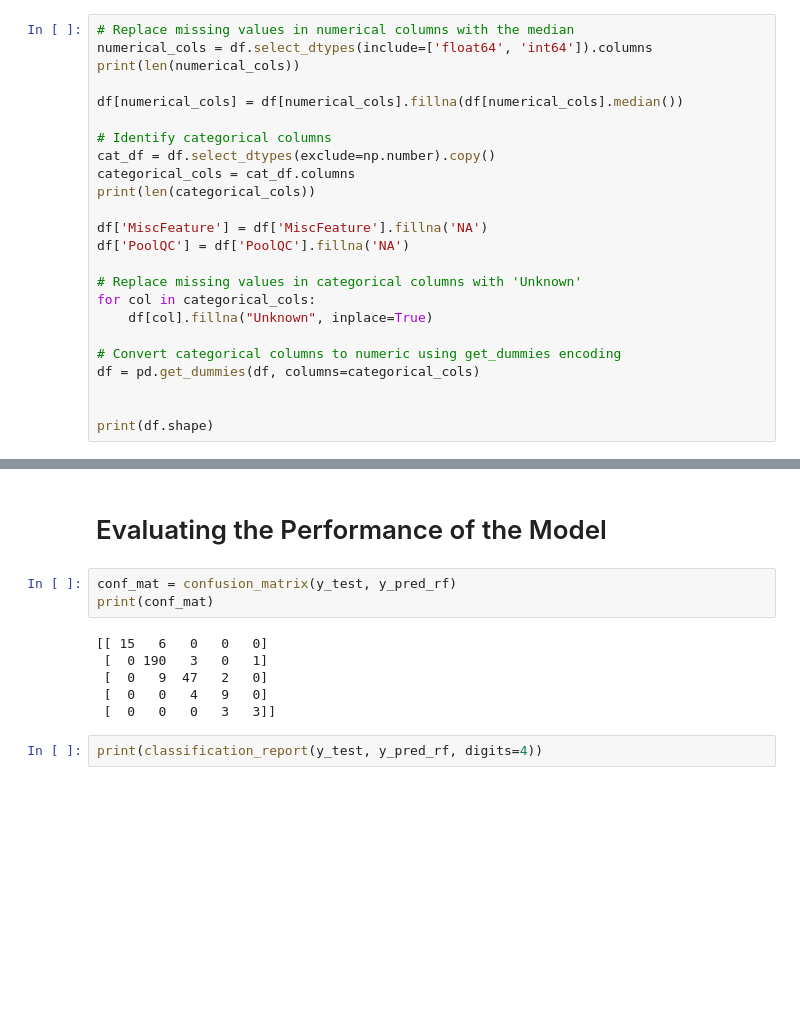
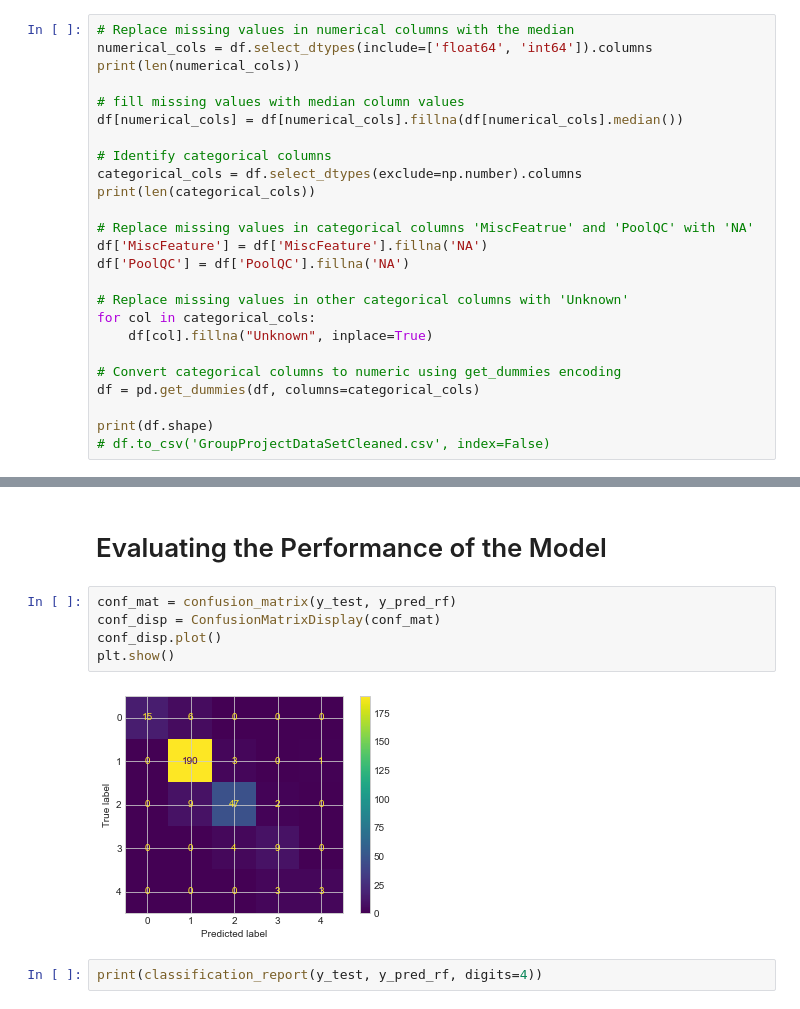
Before and after one commit to liamti5/Real-Estate-Price-Class-Estimation-UZH, a Jupyter notebook: Group4.ipynb, the cells around one changed output, grey strips where cells are left out. Saved outputs shown, nothing was run; the diff lists cells and outputs as text; blank space fills up the shorter version.

```diff
--- a/Group4.ipynb
+++ b/Group4.ipynb
@@ -53,25 +33,26 @@ print(df.shape)
 numerical_cols = df.select_dtypes(include=['float64', 'int64']).columns
 print(len(numerical_cols))
 
+# fill missing values with median column values
 df[numerical_cols] = df[numerical_cols].fillna(df[numerical_cols].median())
 
 # Identify categorical columns
-cat_df = df.select_dtypes(exclude=np.number).copy()
-categorical_cols = cat_df.columns
+categorical_cols = df.select_dtypes(exclude=np.number).columns
 print(len(categorical_cols))
 
+# Replace missing values in categorical columns 'MiscFeatrue' and 'PoolQC' with 'NA'
 df['MiscFeature'] = df['MiscFeature'].fillna('NA')
 df['PoolQC'] = df['PoolQC'].fillna('NA')
 
-# Replace missing values in categorical columns with 'Unknown'
+# Replace missing values in other categorical columns with 'Unknown'
 for col in categorical_cols:
     df[col].fillna("Unknown", inplace=True)
 
 # Convert categorical columns to numeric using get_dummies encoding
 df = pd.get_dummies(df, columns=categorical_cols)
 
-
 print(df.shape)
+# df.to_csv('GroupProjectDataSetCleaned.csv', index=False)
 # %% [output]
 37
 43
@@ -252,13 +243,11 @@ Random Forest Classifier: Accuracy = 0.904, Precision = 0.838, Recall = 0.739, F
 # Evaluating the Performance of the Model
 # %%
 conf_mat = confusion_matrix(y_test, y_pred_rf)
-print(conf_mat)
+conf_disp = ConfusionMatrixDisplay(conf_mat)
+conf_disp.plot()
+plt.show()
 # %% [output]
-[[ 15   6   0   0   0]
- [  0 190   3   0   1]
- [  0   9  47   2   0]
- [  0   0   4   9   0]
- [  0   0   0   3   3]]
+[figure, added]
 # %%
 print(classification_report(y_test, y_pred_rf, digits=4))
 # %% [output]
```
Also changed, not shown: parts of 12 cells of this notebook, 1 other file.
